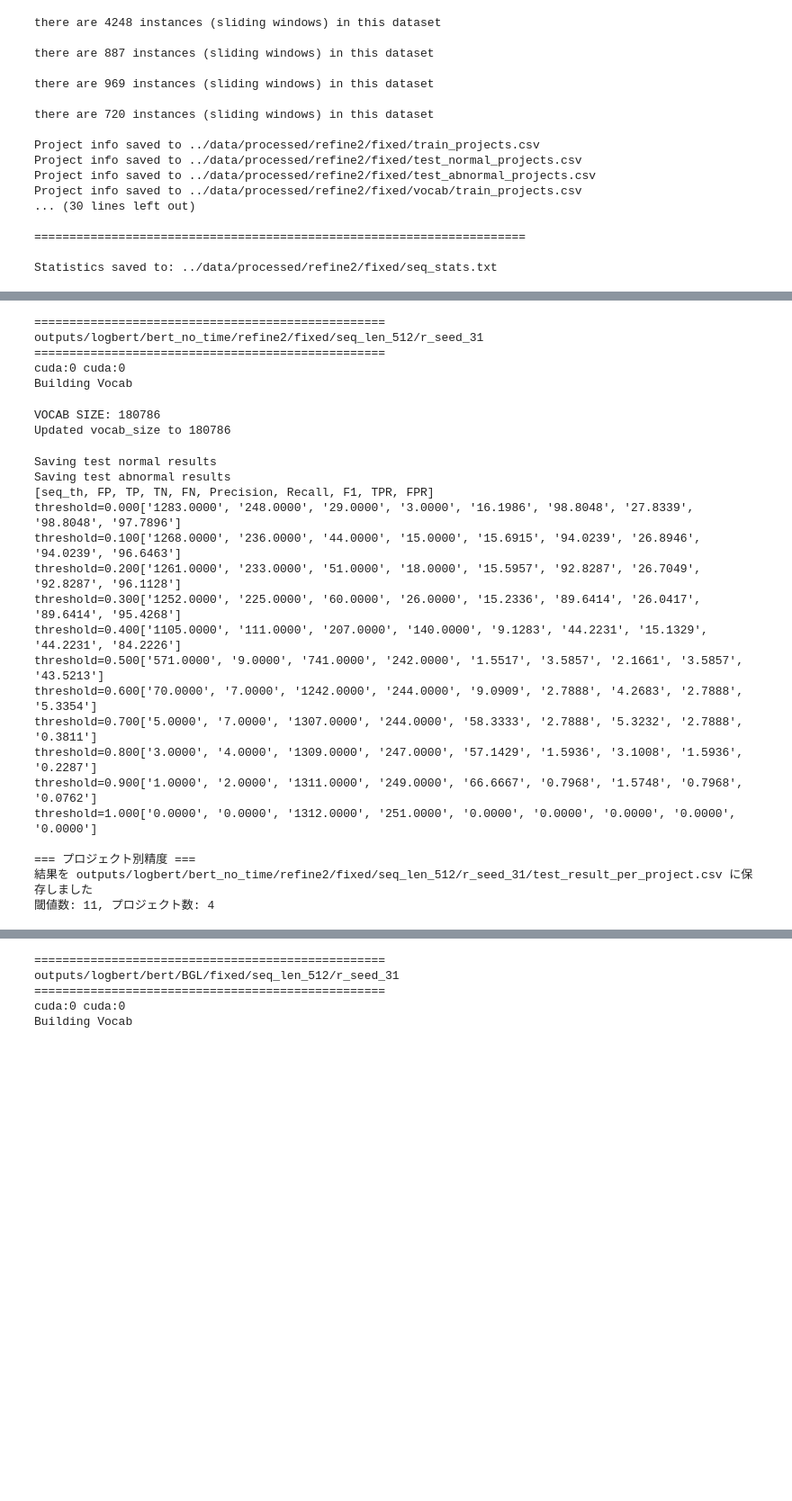
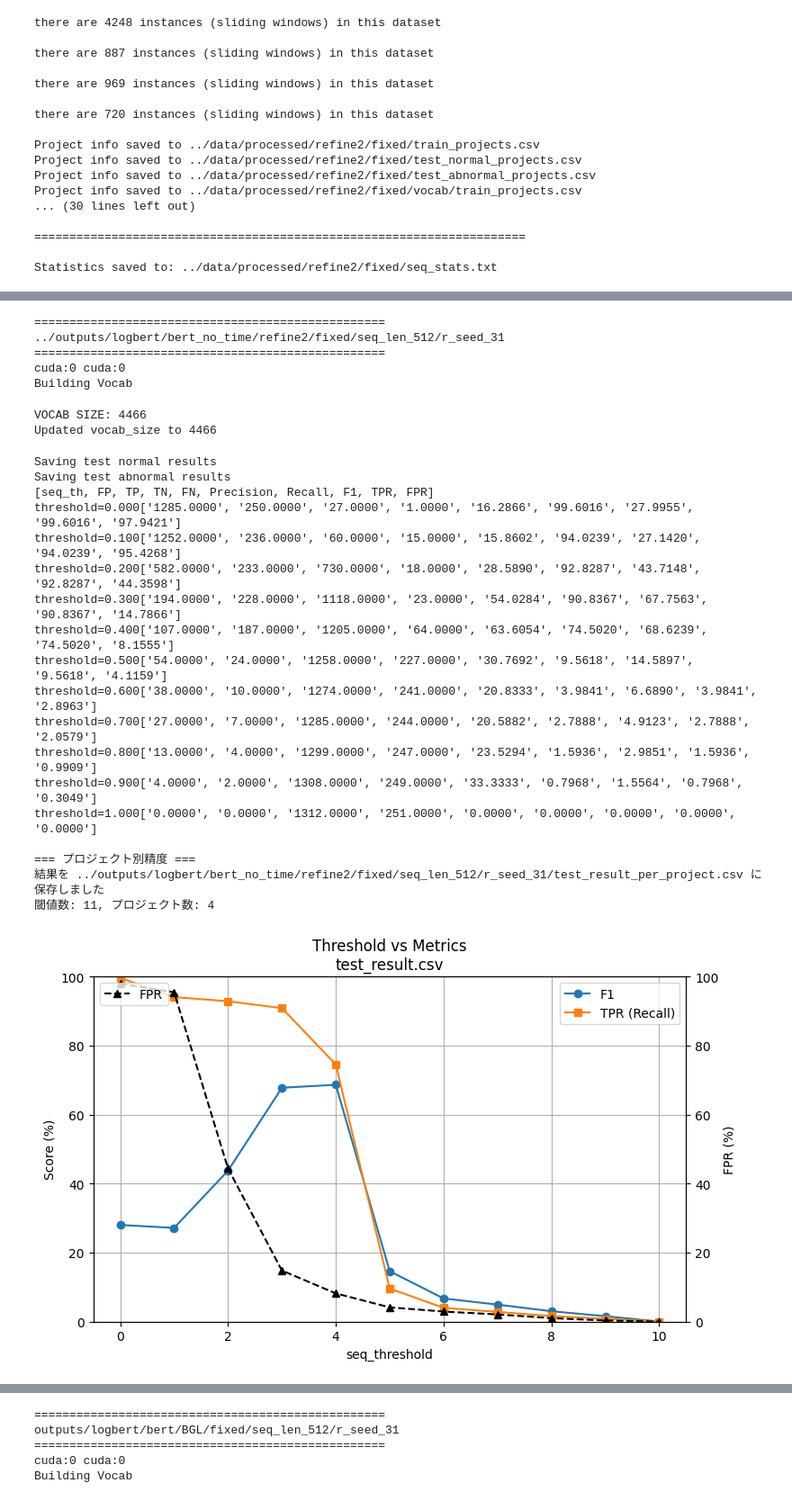
Before and after one commit to iwamura-0201/My_lad, a Jupyter notebook: src/main.ipynb, the cells around one changed output, grey strips where cells are left out. Shown: that part at 90% size. Cells and saved outputs as stored; diff of their text form; code cells hidden in the pictures; blank space fills up the shorter version.

```diff
--- a/src/main.ipynb
+++ b/src/main.ipynb
@@ -167,36 +235,40 @@ Best epoch = 9
 # テスト
 main.main_cli([
     "test",  # run_mode
-    "outputs/logbert/bert_no_time/refine2/fixed/seq_len_512/r_seed_31/weights/ValTotalbest.pth", # 重みファイルまでの相対パス
-    "4",   # eval_batchsize
+    "../outputs/logbert/bert_no_time/refine2/fixed/seq_len_512/r_seed_31/weights/ValTotalbest.pth", # 重みファイルまでの相対パス
+    "32",   # eval_batchsize
     "cuda:0",     # gpu
 ])
 # %% [output]
 ==================================================
-outputs/logbert/bert_no_time/refine2/fixed/seq_len_512/r_seed_31
+../outputs/logbert/bert_no_time/refine2/fixed/seq_len_512/r_seed_31
 ==================================================
 cuda:0 cuda:0
 Building Vocab
-VOCAB SIZE: 180786
-Updated vocab_size to 180786
+VOCAB SIZE: 4466
+Updated vocab_size to 4466
 Saving test normal results
 Saving test abnormal results
 [seq_th, FP, TP, TN, FN, Precision, Recall, F1, TPR, FPR]
-threshold=0.000['1283.0000', '248.0000', '29.0000', '3.0000', '16.1986', '98.8048', '27.8339', '98.8048', '97.7896']
-threshold=0.100['1268.0000', '236.0000', '44.0000', '15.0000', '15.6915', '94.0239', '26.8946', '94.0239', '96.6463']
-threshold=0.200['1261.0000', '233.0000', '51.0000', '18.0000', '15.5957', '92.8287', '26.7049', '92.8287', '96.1128']
-threshold=0.300['1252.0000', '225.0000', '60.0000', '26.0000', '15.2336', '89.6414', '26.0417', '89.6414', '95.4268']
-threshold=0.400['1105.0000', '111.0000', '207.0000', '140.0000', '9.1283', '44.2231', '15.1329', '44.2231', '84.2226']
-threshold=0.500['571.0000', '9.0000', '741.0000', '242.0000', '1.5517', '3.5857', '2.1661', '3.5857', '43.5213']
-threshold=0.600['70.0000', '7.0000', '1242.0000', '244.0000', '9.0909', '2.7888', '4.2683', '2.7888', '5.3354']
-threshold=0.700['5.0000', '7.0000', '1307.0000', '244.0000', '58.3333', '2.7888', '5.3232', '2.7888', '0.3811']
-threshold=0.800['3.0000', '4.0000', '1309.0000', '247.0000', '57.1429', '1.5936', '3.1008', '1.5936', '0.2287']
-threshold=0.900['1.0000', '2.0000', '1311.0000', '249.0000', '66.6667', '0.7968', '1.5748', '0.7968', '0.0762']
+threshold=0.000['1285.0000', '250.0000', '27.0000', '1.0000', '16.2866', '99.6016', '27.9955', '99.6016', '97.9421']
+threshold=0.100['1252.0000', '236.0000', '60.0000', '15.0000', '15.8602', '94.0239', '27.1420', '94.0239', '95.4268']
+threshold=0.200['582.0000', '233.0000', '730.0000', '18.0000', '28.5890', '92.8287', '43.7148', '92.8287', '44.3598']
+threshold=0.300['194.0000', '228.0000', '1118.0000', '23.0000', '54.0284', '90.8367', '67.7563', '90.8367', '14.7866']
+threshold=0.400['107.0000', '187.0000', '1205.0000', '64.0000', '63.6054', '74.5020', '68.6239', '74.5020', '8.1555']
+threshold=0.500['54.0000', '24.0000', '1258.0000', '227.0000', '30.7692', '9.5618', '14.5897', '9.5618', '4.1159']
+threshold=0.600['38.0000', '10.0000', '1274.0000', '241.0000', '20.8333', '3.9841', '6.6890', '3.9841', '2.8963']
+threshold=0.700['27.0000', '7.0000', '1285.0000', '244.0000', '20.5882', '2.7888', '4.9123', '2.7888', '2.0579']
+threshold=0.800['13.0000', '4.0000', '1299.0000', '247.0000', '23.5294', '1.5936', '2.9851', '1.5936', '0.9909']
+threshold=0.900['4.0000', '2.0000', '1308.0000', '249.0000', '33.3333', '0.7968', '1.5564', '0.7968', '0.3049']
 threshold=1.000['0.0000', '0.0000', '1312.0000', '251.0000', '0.0000', '0.0000', '0.0000', '0.0000', '0.0000']
 
 === プロジェクト別精度 ===
-結果を outputs/logbert/bert_no_time/refine2/fixed/seq_len_512/r_seed_31/test_result_per_project.csv に保存しました
+結果を ../outputs/logbert/bert_no_time/refine2/fixed/seq_len_512/r_seed_31/test_result_per_project.csv に保存しました
 閾値数: 11, プロジェクト数: 4
+# %%
+a.plot_threshold_metrics(Path("../archive/1/refine2/fixed/seq_len_512/r_seed_31/test_result.csv"))
+# %% [output]
+[figure, added]
 # %%
 a.plot_threshold_metrics(Path("../archive/0/refine2/fixed/seq_len_512/r_seed_31/test_result.csv"))
 # %% [output]
```
Also changed, not shown: parts of 15 cells of this notebook, 4 other files.
